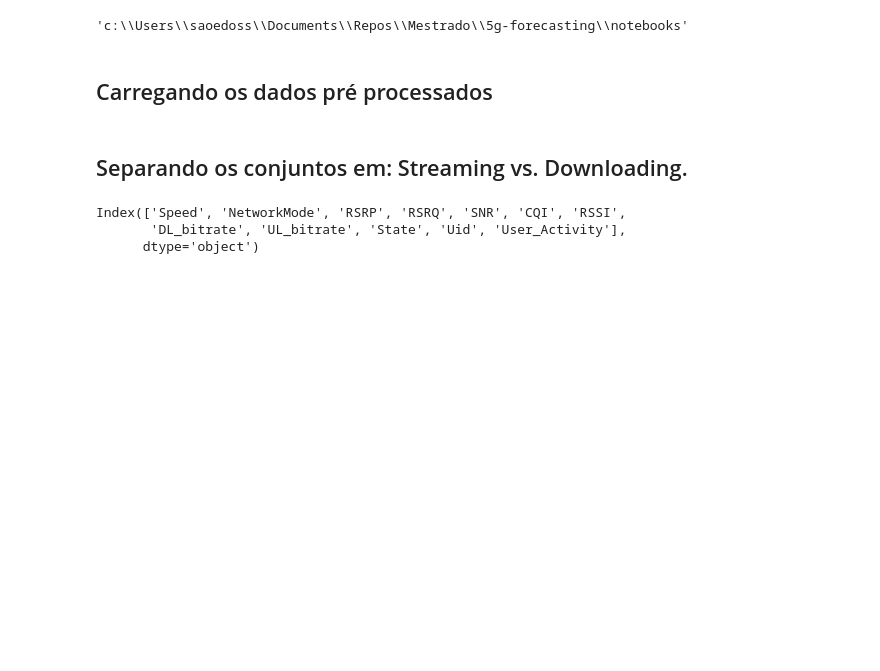
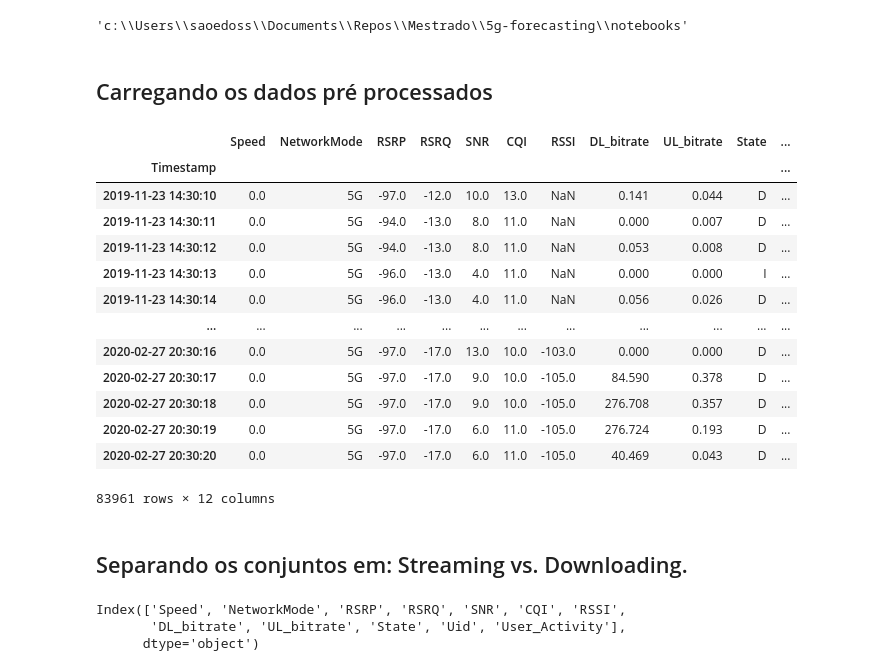
Before and after one commit to ejs94/5g-forecasting, a Jupyter notebook: notebooks/2_eda.ipynb, the cells around one changed output. Cells and saved outputs as stored; diff of their text form; code cells hidden in the pictures; blank space fills up the shorter version.

```diff
--- a/notebooks/2_eda.ipynb
+++ b/notebooks/2_eda.ipynb
@@ -36,6 +36,23 @@ os.getcwd()
 data_path = os.path.join(os.pardir, "data")
 df_static = pd.read_parquet(os.path.join(data_path, "5G_df_static.parquet"))
 df_driving = pd.read_parquet(os.path.join(data_path, "5G_df_driving.parquet"))
+# %%
+df_static
+# %% [output]
+|  | Speed | NetworkMode | RSRP | RSRQ | SNR | CQI | RSSI | DL_bitrate | UL_bitrate | State | ... |
+| Timestamp |  |  |  |  |  |  |  |  |  |  | ... |
+| 2019-11-23 14:30:10 | 0.0 | 5G | -97.0 | -12.0 | 10.0 | 13.0 | NaN | 0.141 | 0.044 | D | ... |
+| 2019-11-23 14:30:11 | 0.0 | 5G | -94.0 | -13.0 | 8.0 | 11.0 | NaN | 0.000 | 0.007 | D | ... |
+| 2019-11-23 14:30:12 | 0.0 | 5G | -94.0 | -13.0 | 8.0 | 11.0 | NaN | 0.053 | 0.008 | D | ... |
+| 2019-11-23 14:30:13 | 0.0 | 5G | -96.0 | -13.0 | 4.0 | 11.0 | NaN | 0.000 | 0.000 | I | ... |
+| 2019-11-23 14:30:14 | 0.0 | 5G | -96.0 | -13.0 | 4.0 | 11.0 | NaN | 0.056 | 0.026 | D | ... |
+| ... | ... | ... | ... | ... | ... | ... | ... | ... | ... | ... | ... |
+| 2020-02-27 20:30:16 | 0.0 | 5G | -97.0 | -17.0 | 13.0 | 10.0 | -103.0 | 0.000 | 0.000 | D | ... |
+| 2020-02-27 20:30:17 | 0.0 | 5G | -97.0 | -17.0 | 9.0 | 10.0 | -105.0 | 84.590 | 0.378 | D | ... |
+| 2020-02-27 20:30:18 | 0.0 | 5G | -97.0 | -17.0 | 9.0 | 10.0 | -105.0 | 276.708 | 0.357 | D | ... |
+| 2020-02-27 20:30:19 | 0.0 | 5G | -97.0 | -17.0 | 6.0 | 11.0 | -105.0 | 276.724 | 0.193 | D | ... |
+| 2020-02-27 20:30:20 | 0.0 | 5G | -97.0 | -17.0 | 6.0 | 11.0 | -105.0 | 40.469 | 0.043 | D | ... |
+83961 rows × 12 columns
 # %% [markdown]
 ## Separando os conjuntos em: Streaming vs. Downloading.
 # %%
```
Also changed, not shown: parts of 6 cells of this notebook, 13 other files.
